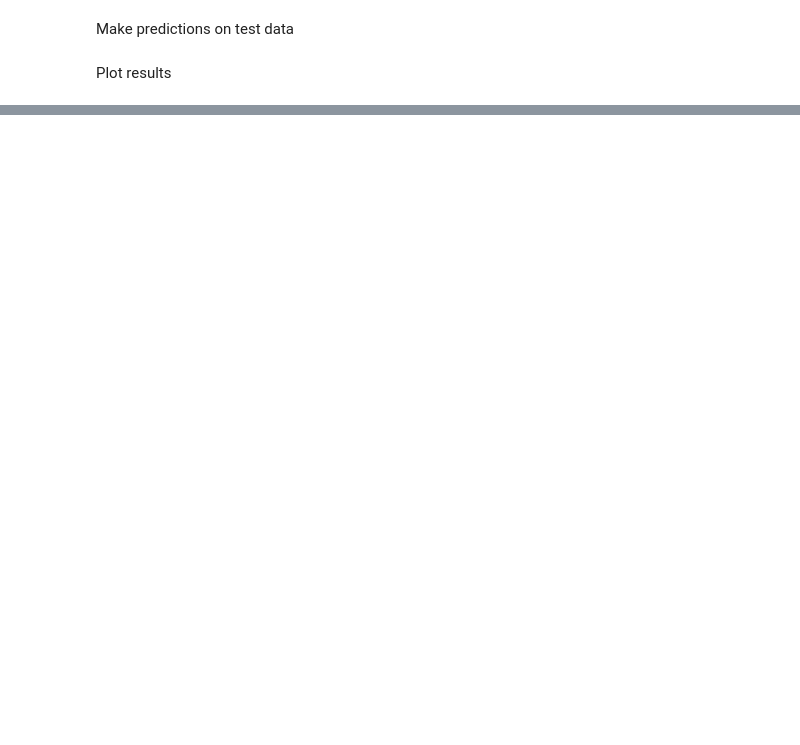
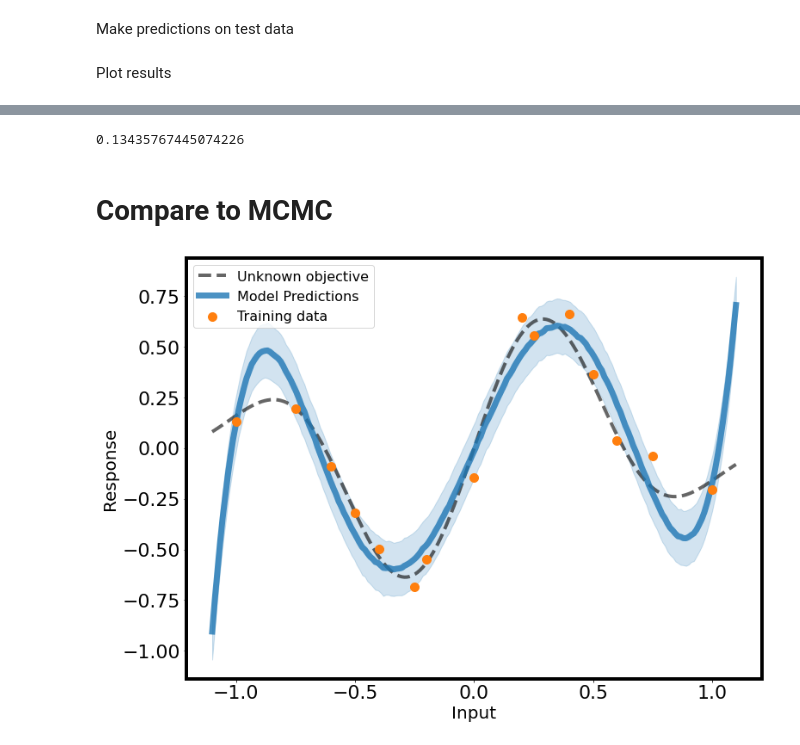
Before and after one commit to JaronThompson/BayesianLinearRegression, a Jupyter notebook: Bayesian Linear Regression.ipynb, the cells around one changed output, grey strips where cells are left out. Drawn from its saved outputs; the diff is of its cells as text; code cells hidden in the pictures; blank space fills up the shorter version.

```diff
--- a/Bayesian Linear Regression.ipynb
+++ b/Bayesian Linear Regression.ipynb
@@ -145,10 +189,10 @@ Define basis function
 # %%
 def x_basis(X):
     b = np.vstack(np.ones(X.shape[0]))
-    return np.concatenate((b, X, X**2, X**3, X**4, X**5), -1)
+    return np.concatenate((b, X, X**2, X**3, X**4, X**5, X**6), -1)
 # %% [markdown]
 Fit a Bayesian linear regression model and maximize evidence function
 # %%
-blr = BLR(x_basis(X_train), Y_train)
+blr = BLR(x_basis(X_train), Y_train, alpha=0.)
 blr.fit()
 # %% [output]
@@ -188,0 +245,30 @@ plt.show()
+# %%
+(1./blr.beta)**.5
+# %% [output]
+0.13435767445074226
+# %% [markdown]
+# Compare to MCMC
+# %%
+blr.fit_MCMC()
+# %%
+Y, Y_stdv = blr.predict_MCMC(x_basis(X_test))
+
+inds = np.argsort(np.ravel(X_train))
+
+plt.plot(X_test.ravel(), Y_test.ravel(), 'k--', alpha=.6, label='Unknown objective', zorder=2)
+plt.scatter(X_train[inds].ravel(), Y_train[inds].ravel(), c='C1', s=100, label='Training data', zorder=4)
+
+plt.plot(X_test.ravel(), Y.ravel(), c='C0', alpha=.8, label='Model Predictions', zorder=3, linewidth=7)
+unc_factor = 1.
+plt.fill_between(X_test.ravel(), Y - unc_factor*Y_stdv, Y + unc_factor*Y_stdv,
+                 color='C0', alpha=0.2, zorder=1)
+#plt.title("Maximum A Posteriori")
+handles, labels = plt.gca().get_legend_handles_labels()
+#plt.ylim([-1.9, 1.5])
+plt.legend(fontsize=16)
+plt.xlabel("Input")
+plt.ylabel("Response")
+#plt.savefig("Figures/example_2.png", dpi=100)
+plt.show()
+# %% [output]
+[figure, added]
```
Also changed, not shown: parts of 10 cells of this notebook, 3 other files.
